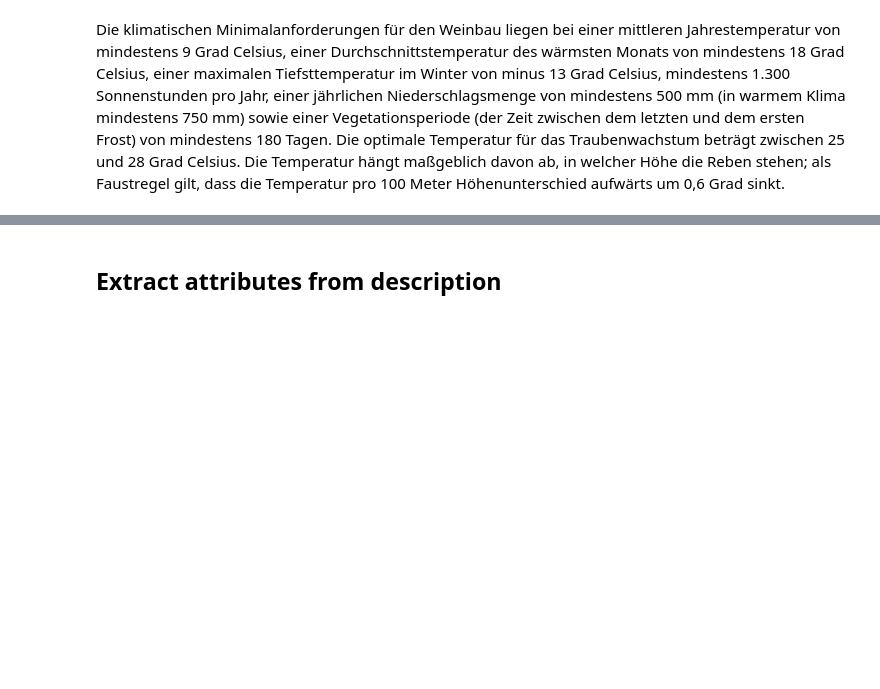
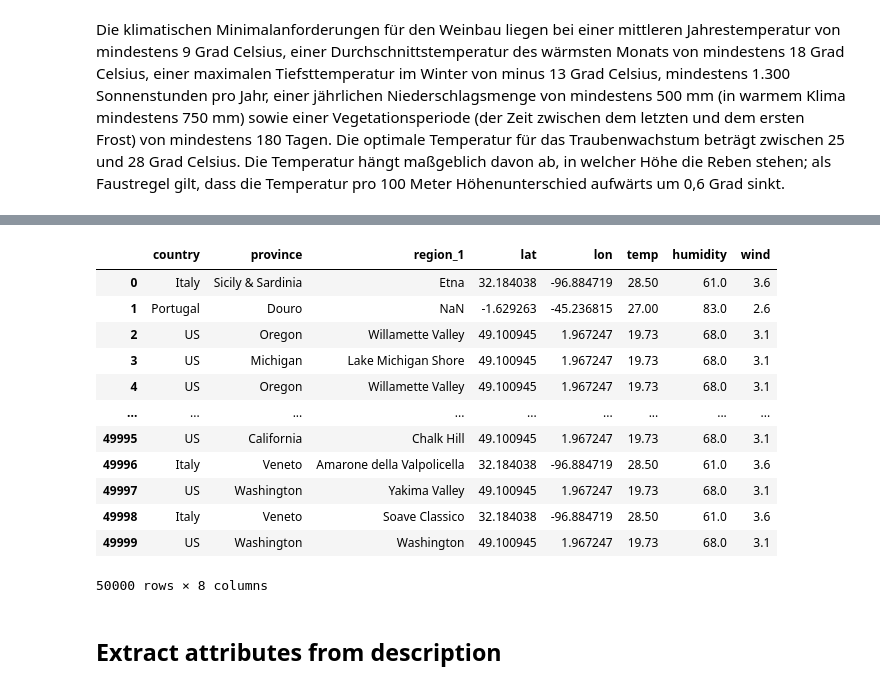
Before and after one commit to Alex020250/AppliedDataScience, a Jupyter notebook: Code/preprocessing.ipynb, the cells around one changed output, grey strips where cells are left out. Cells and saved outputs as stored; diff of their text form; code cells hidden in the pictures; blank space fills up the shorter version.

```diff
--- a/Code/preprocessing.ipynb
+++ b/Code/preprocessing.ipynb
@@ -129,12 +276,12 @@ def getTemp(url):
     response = requests.get(url)
     data_str = response.json()
     if (response.status_code != 200):
-        print(data_str)
-        return 0, 0, 0
+        #print(data_str)
+        return pd.NA, pd.NA, pd.NA
     elif (len(data_str) > 0):
         return (data_str['result']['temp']['median'] - 273.15), (data_str['result']['humidity']['median']), (data_str['result']['wind']['median'])
     else:
-        return 0, 0, 0
+        return pd.NA, pd.NA, pd.NA
 # %%
 dict = {}
 lats = []
@@ -185,35 +365,49 @@ for index, row in df.iterrows():
     lat = row['lat']
     lon = row['lon']
 
-    if (lat == 0 and lon == 0):
+    if (pd.isna(lat) and pd.isna(lon)):
         temps.append(0)
         humidities.append(0)
         winds.append(0)
         continue
 
     date_time_start = datetime(2022, 1, 7, 13, 00)
     unix_time_start = time.mktime(date_time_start.timetuple())
 
     # with our subscription we can only get data from last year.
     url = "https://history.openweathermap.org/data/2.5/aggregated/day?lat="+str(round(lat, 2))+"&lon="+str(round(lon, 2))+"&month=7&day=1&units=metric&appid=" + apikey
 
     if (url in dict):
         temp, humidity, wind = dict[url]
         #print('got from dict:' + str(lat) + "," + str(lon))
     else:
         temp, humidity, wind = getTemp(url)
         dict[url] = (temp, humidity, wind)
         #print('got from url:' + str(lat) + "," + str(lon))
 
     temps.append(temp)
     humidities.append(humidity)
     winds.append(wind)
 
 df['temp'] = temps
 df['humidity'] = humidities
 df['wind'] = winds
 
 df
+# %% [output]
+|  | country | province | region_1 | lat | lon | temp | humidity | wind |
+| 0 | Italy | Sicily & Sardinia | Etna | 32.184038 | -96.884719 | 28.50 | 61.0 | 3.6 |
+| 1 | Portugal | Douro | NaN | -1.629263 | -45.236815 | 27.00 | 83.0 | 2.6 |
+| 2 | US | Oregon | Willamette Valley | 49.100945 | 1.967247 | 19.73 | 68.0 | 3.1 |
+| 3 | US | Michigan | Lake Michigan Shore | 49.100945 | 1.967247 | 19.73 | 68.0 | 3.1 |
+| 4 | US | Oregon | Willamette Valley | 49.100945 | 1.967247 | 19.73 | 68.0 | 3.1 |
+| ... | ... | ... | ... | ... | ... | ... | ... | ... |
+| 49995 | US | California | Chalk Hill | 49.100945 | 1.967247 | 19.73 | 68.0 | 3.1 |
+| 49996 | Italy | Veneto | Amarone della Valpolicella | 32.184038 | -96.884719 | 28.50 | 61.0 | 3.6 |
+| 49997 | US | Washington | Yakima Valley | 49.100945 | 1.967247 | 19.73 | 68.0 | 3.1 |
+| 49998 | Italy | Veneto | Soave Classico | 32.184038 | -96.884719 | 28.50 | 61.0 | 3.6 |
+| 49999 | US | Washington | Washington | 49.100945 | 1.967247 | 19.73 | 68.0 | 3.1 |
+50000 rows × 8 columns
 # %%
 df.to_csv('..\Data\winemag-data-130k-v2+temp.csv', sep=';')
 # %%
```
Also changed, not shown: parts of 19 cells of this notebook, 3 other files.
